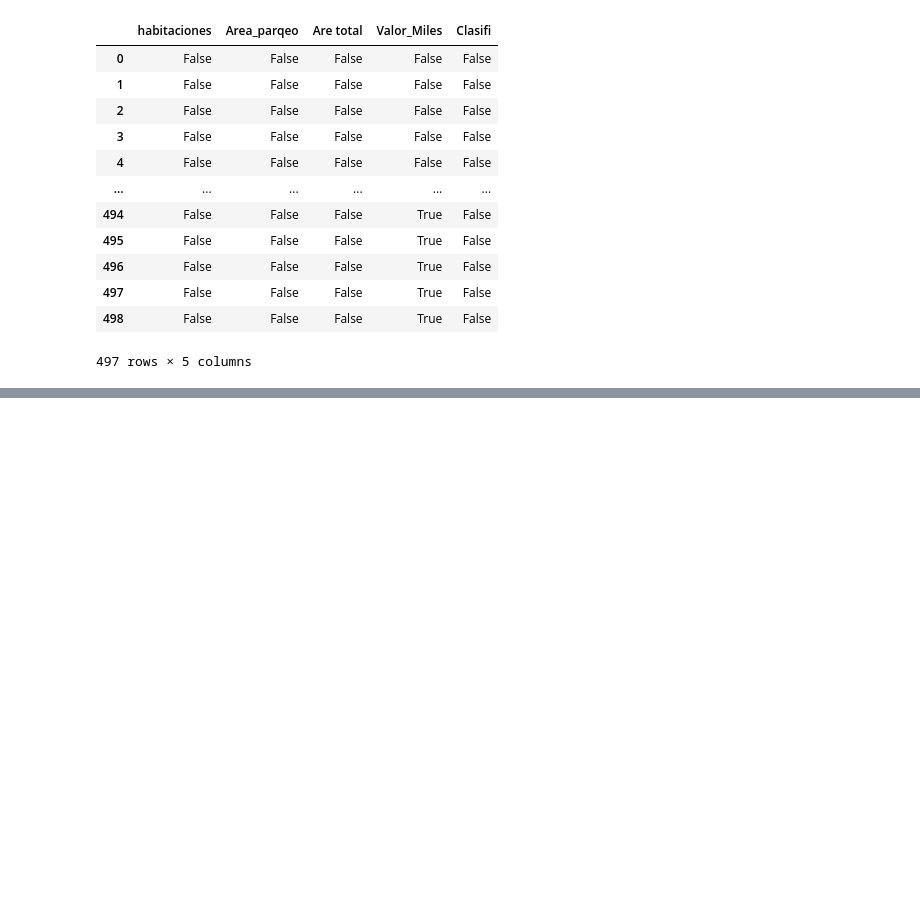
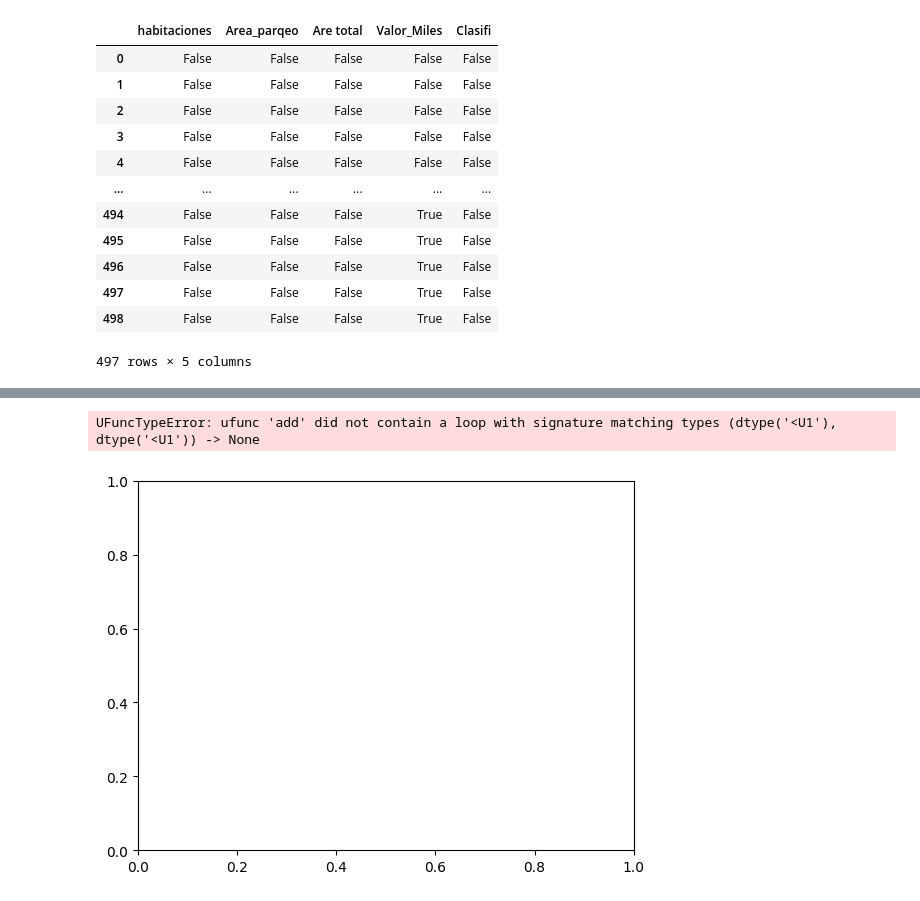
Before and after one commit to jgesc-05/clase-inteligencia-artificial, a Jupyter notebook: EDA.ipynb, the cells around one changed output, grey strips where cells are left out. Saved outputs shown, nothing was run; the diff lists cells and outputs as text; code cells hidden in the pictures; blank space fills up the shorter version.

```diff
--- a/EDA.ipynb
+++ b/EDA.ipynb
@@ -151,0 +311,9 @@ df.isnull()
+# %%
+import matplotlib.pyplot as plt
+
+# Crear un diagrama de cajas y bigotes
+plt.boxplot()  # Ajustar el tamaño de la figura
+plt.figure(figsize=(10, 6))  # Ajustar el tamaño de la figura
+# %% [output]
+UFuncTypeError: ufunc 'add' did not contain a loop with signature matching types (dtype('<U1'), dtype('<U1')) -> None
+[figure, added]
```
Also changed, not shown: parts of 14 cells of this notebook.
